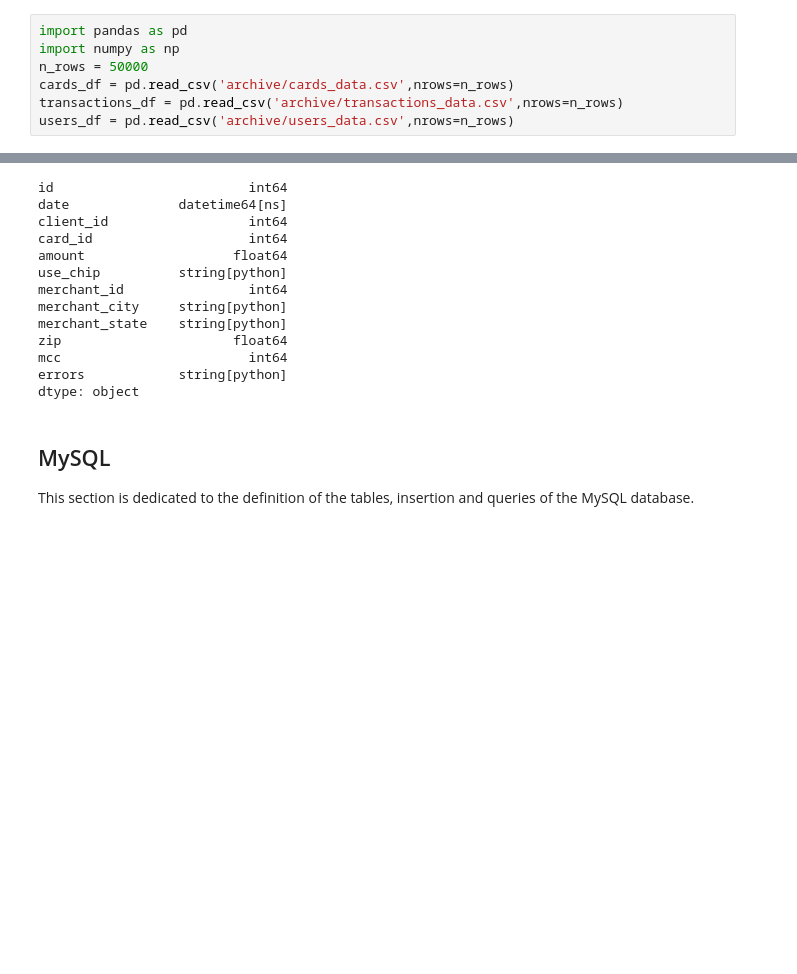
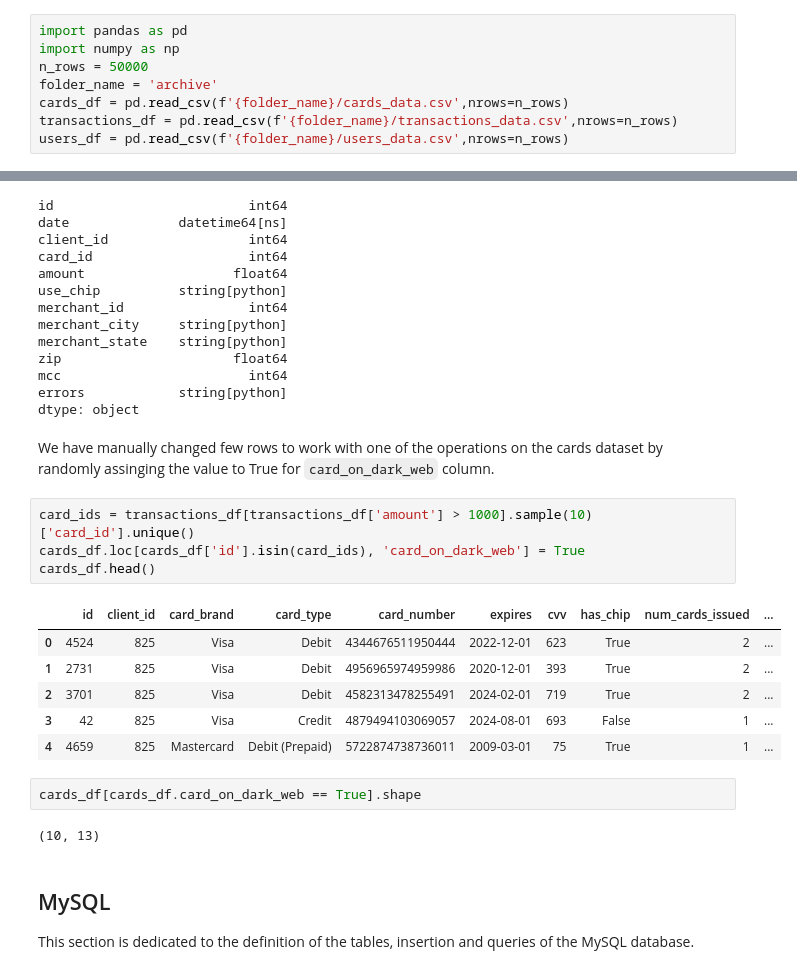
Before and after one commit to josedallatorre/adb-project, a Jupyter notebook: BDA2425_G25_P1.ipynb, the cells around one changed output, grey strips where cells are left out. Drawn from its saved outputs; the diff is of its cells as text; blank space fills up the shorter version.

```diff
--- a/BDA2425_G25_P1.ipynb
+++ b/BDA2425_G25_P1.ipynb
@@ -37,9 +37,10 @@ After that we display the first rows to see the format of the data.
 import pandas as pd
 import numpy as np
 n_rows = 50000
-cards_df = pd.read_csv('archive/cards_data.csv',nrows=n_rows)
-transactions_df = pd.read_csv('archive/transactions_data.csv',nrows=n_rows)
-users_df = pd.read_csv('archive/users_data.csv',nrows=n_rows)
+folder_name = 'archive'
+cards_df = pd.read_csv(f'{folder_name}/cards_data.csv',nrows=n_rows)
+transactions_df = pd.read_csv(f'{folder_name}/transactions_data.csv',nrows=n_rows)
+users_df = pd.read_csv(f'{folder_name}/users_data.csv',nrows=n_rows)
 # %%
 cards_df.head()
 # %% [output]
@@ -199,6 +204,23 @@ zip                      float64
 mcc                        int64
 errors            string[python]
 dtype: object
+# %% [markdown]
+We have manually changed few rows to work with one of the operations on the cards dataset by randomly assinging the value to True for `card_on_dark_web` column.
+# %%
+card_ids = transactions_df[transactions_df['amount'] > 1000].sample(10)['card_id'].unique()
+cards_df.loc[cards_df['id'].isin(card_ids), 'card_on_dark_web'] = True
+cards_df.head()
+# %% [output]
+|  | id | client_id | card_brand | card_type | card_number | expires | cvv | has_chip | num_cards_issued | ... |
+| 0 | 4524 | 825 | Visa | Debit | 4344676511950444 | 2022-12-01 | 623 | True | 2 | ... |
+| 1 | 2731 | 825 | Visa | Debit | 4956965974959986 | 2020-12-01 | 393 | True | 2 | ... |
+| 2 | 3701 | 825 | Visa | Debit | 4582313478255491 | 2024-02-01 | 719 | True | 2 | ... |
+| 3 | 42 | 825 | Visa | Credit | 4879494103069057 | 2024-08-01 | 693 | False | 1 | ... |
+| 4 | 4659 | 825 | Mastercard | Debit (Prepaid) | 5722874738736011 | 2009-03-01 | 75 | True | 1 | ... |
+# %%
+cards_df[cards_df.card_on_dark_web == True].shape
+# %% [output]
+(10, 13)
 # %% [markdown]
 ## MySQL
 This section is dedicated to the definition of the tables, insertion and queries of the MySQL database.
```
Also changed, not shown: parts of 32 cells of this notebook.
